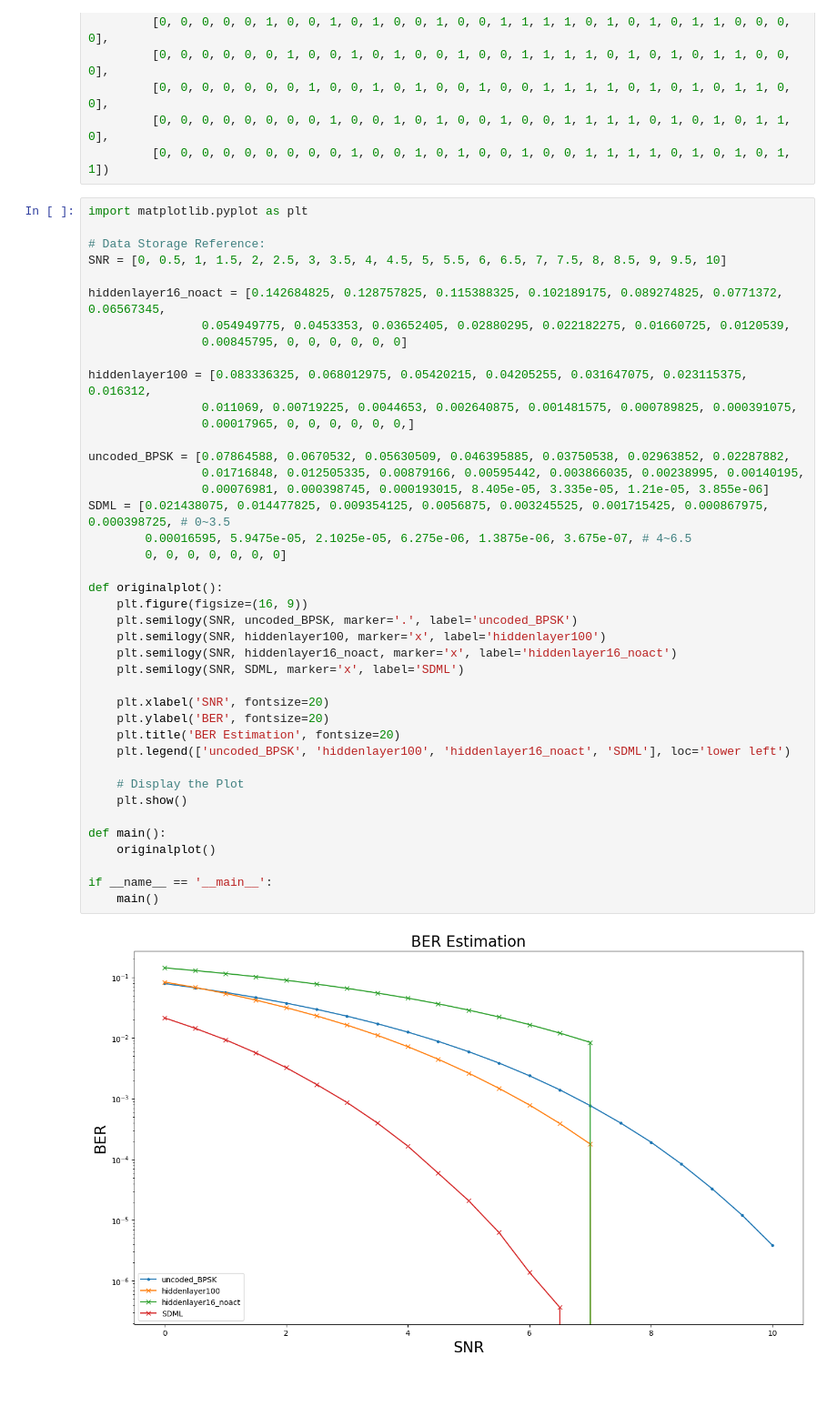
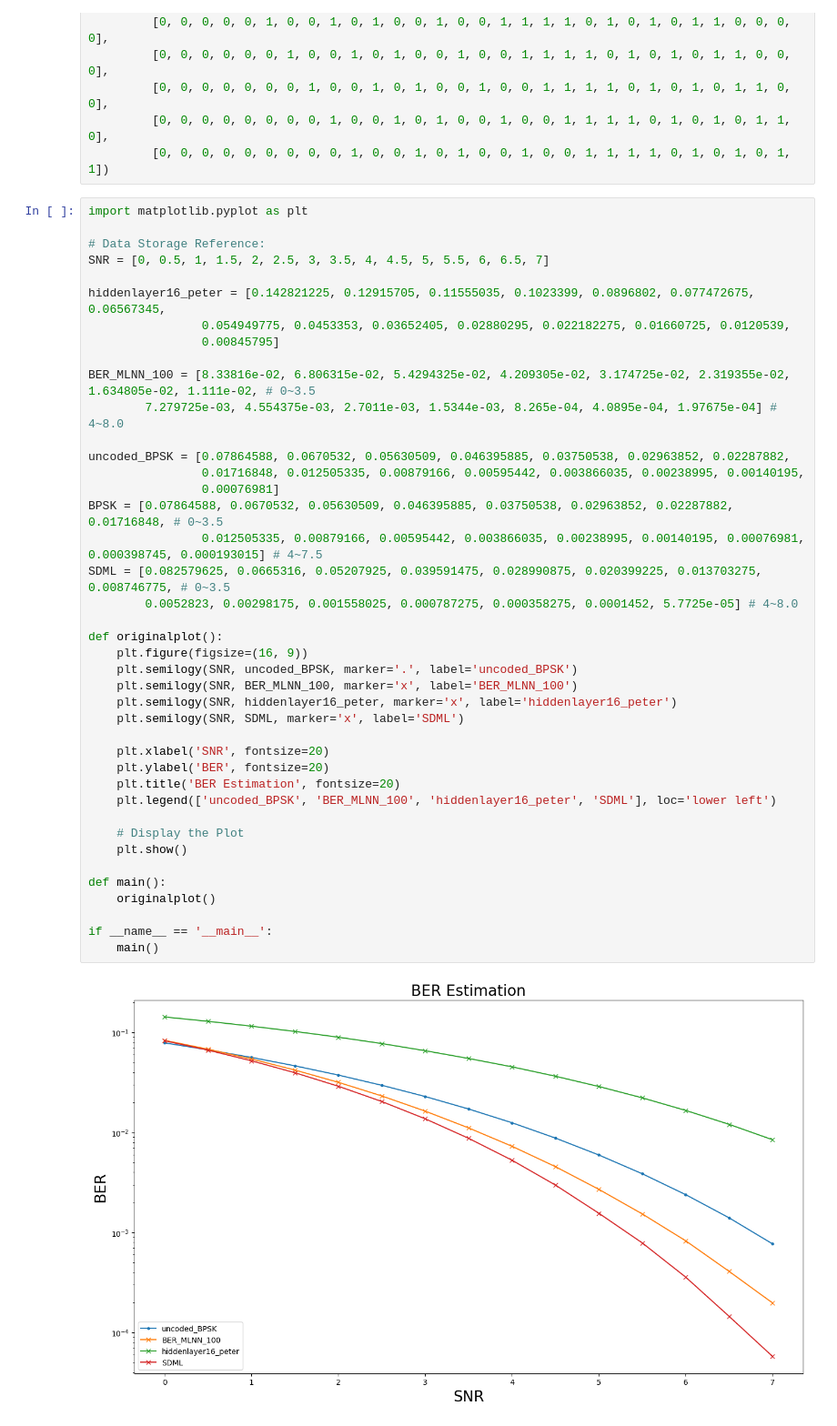
Before and after one commit to EricYuan8307/Machine-Learning-Based-Error-Correcting-Decoders, a Jupyter notebook: Functions.ipynb, the cells around one changed output. Shown: that part at 91% size. Saved outputs shown, nothing was run; the diff lists cells and outputs as text; blank space fills up the shorter version.

```diff
--- a/Functions.ipynb
+++ b/Functions.ipynb
@@ -636,43 +620,43 @@ tensor(
 # %%
 import matplotlib.pyplot as plt
 
 # Data Storage Reference:
-SNR = [0, 0.5, 1, 1.5, 2, 2.5, 3, 3.5, 4, 4.5, 5, 5.5, 6, 6.5, 7, 7.5, 8, 8.5, 9, 9.5, 10]
+SNR = [0, 0.5, 1, 1.5, 2, 2.5, 3, 3.5, 4, 4.5, 5, 5.5, 6, 6.5, 7]
 
-hiddenlayer16_noact = [0.142684825, 0.128757825, 0.115388325, 0.102189175, 0.089274825, 0.0771372, 0.06567345,
+hiddenlayer16_peter = [0.142821225, 0.12915705, 0.11555035, 0.1023399, 0.0896802, 0.077472675, 0.06567345,
                 0.054949775, 0.0453353, 0.03652405, 0.02880295, 0.022182275, 0.01660725, 0.0120539,
-                0.00845795, 0, 0, 0, 0, 0, 0]
+                0.00845795]
 
-hiddenlayer100 = [0.083336325, 0.068012975, 0.05420215, 0.04205255, 0.031647075, 0.023115375, 0.016312,
-                0.011069, 0.00719225, 0.0044653, 0.002640875, 0.001481575, 0.000789825, 0.000391075,
-                0.00017965, 0, 0, 0, 0, 0, 0,]
+BER_MLNN_100 = [8.33816e-02, 6.806315e-02, 5.4294325e-02, 4.209305e-02, 3.174725e-02, 2.319355e-02, 1.634805e-02, 1.111e-02, # 0~3.5
+        7.279725e-03, 4.554375e-03, 2.7011e-03, 1.5344e-03, 8.265e-04, 4.0895e-04, 1.97675e-04] # 4~8.0
 
 uncoded_BPSK = [0.07864588, 0.0670532, 0.05630509, 0.046395885, 0.03750538, 0.02963852, 0.02287882,
                 0.01716848, 0.012505335, 0.00879166, 0.00595442, 0.003866035, 0.00238995, 0.00140195,
-                0.00076981, 0.000398745, 0.000193015, 8.405e-05, 3.335e-05, 1.21e-05, 3.855e-06]
-SDML = [0.021438075, 0.014477825, 0.009354125, 0.0056875, 0.003245525, 0.001715425, 0.000867975, 0.000398725, # 0~3.5
-        0.00016595, 5.9475e-05, 2.1025e-05, 6.275e-06, 1.3875e-06, 3.675e-07, # 4~6.5
-        0, 0, 0, 0, 0, 0, 0]
+                0.00076981]
+BPSK = [0.07864588, 0.0670532, 0.05630509, 0.046395885, 0.03750538, 0.02963852, 0.02287882, 0.01716848, # 0~3.5
+                0.012505335, 0.00879166, 0.00595442, 0.003866035, 0.00238995, 0.00140195, 0.00076981, 0.000398745, 0.000193015] # 4~7.5
+SDML = [0.082579625, 0.0665316, 0.05207925, 0.039591475, 0.028990875, 0.020399225, 0.013703275, 0.008746775, # 0~3.5
+        0.0052823, 0.00298175, 0.001558025, 0.000787275, 0.000358275, 0.0001452, 5.7725e-05] # 4~8.0
 
 def originalplot():
     plt.figure(figsize=(16, 9))
     plt.semilogy(SNR, uncoded_BPSK, marker='.', label='uncoded_BPSK')
-    plt.semilogy(SNR, hiddenlayer100, marker='x', label='hiddenlayer100')
-    plt.semilogy(SNR, hiddenlayer16_noact, marker='x', label='hiddenlayer16_noact')
+    plt.semilogy(SNR, BER_MLNN_100, marker='x', label='BER_MLNN_100')
+    plt.semilogy(SNR, hiddenlayer16_peter, marker='x', label='hiddenlayer16_peter')
     plt.semilogy(SNR, SDML, marker='x', label='SDML')
 
     plt.xlabel('SNR', fontsize=20)
     plt.ylabel('BER', fontsize=20)
     plt.title('BER Estimation', fontsize=20)
-    plt.legend(['uncoded_BPSK', 'hiddenlayer100', 'hiddenlayer16_noact', 'SDML'], loc='lower left')
+    plt.legend(['uncoded_BPSK', 'BER_MLNN_100', 'hiddenlayer16_peter', 'SDML'], loc='lower left')
 
     # Display the Plot
     plt.show()
 
 def main():
     originalplot()
 
 if __name__ == '__main__':
     main()
 # %% [output]
-[figure, old version]
+[figure, new version]
```
Also changed, not shown: parts of 1 cell of this notebook.
